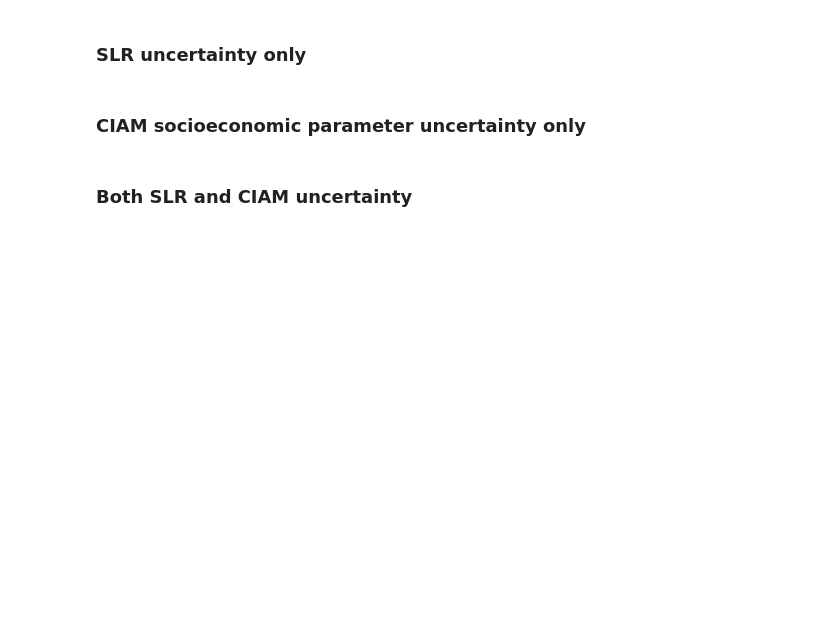
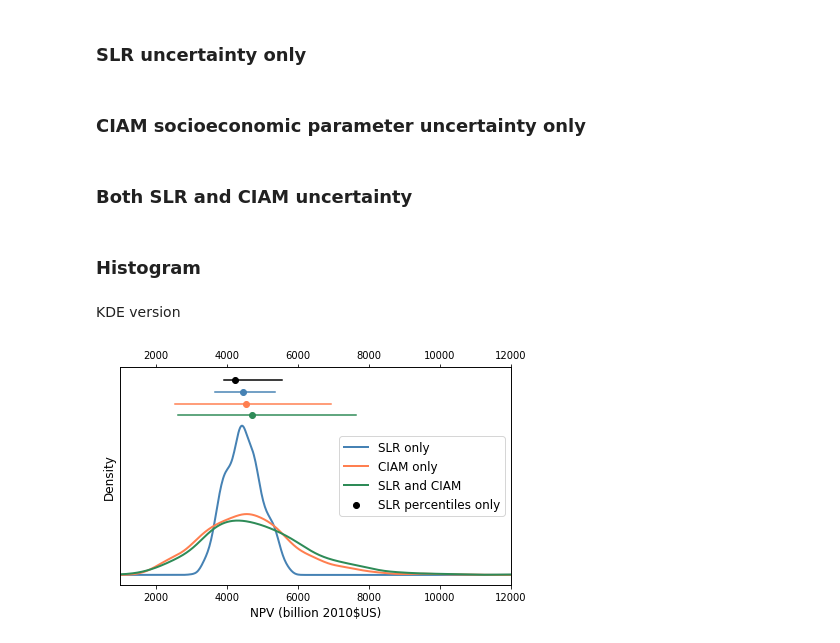
Before and after one commit to raddleverse/CIAM_uncertainty_propagation, a Jupyter notebook: plotsAndAnalysis_uncertaintyPropagation.ipynb, the cells around one changed output. Drawn from its saved outputs; the diff is of its cells as text; code cells hidden in the pictures; blank space fills up the shorter version.

```diff
--- a/plotsAndAnalysis_uncertaintyPropagation.ipynb
+++ b/plotsAndAnalysis_uncertaintyPropagation.ipynb
@@ -100,6 +27,50 @@ print("{:0.1f} {:0.1f} {:0.1f}".format(float(df0_05["npv"]), float(df0_50["npv"]
 # %% [markdown]
 ### SLR uncertainty only
+# %%
+dfS = pd.read_csv(datdir+"/globalnpv_SSP5_BRICK85_varyBRICK.csv")
+dfS = dfS.join(pd.read_csv(datdir+"/regionnpv_SSP5_BRICK85_varyBRICK.csv"))
 # %% [markdown]
 ### CIAM socioeconomic parameter uncertainty only
+# %%
+dfC = pd.read_csv(datdir+"/globalnpv_SSP5_BRICK85_varyCIAM.csv")
+dfC = dfC.join(pd.read_csv(datdir+"/regionnpv_SSP5_BRICK85_varyCIAM.csv"))
 # %% [markdown]
 ### Both SLR and CIAM uncertainty
+# %%
+dfSC = pd.read_csv(datdir+"/globalnpv_SSP5_BRICK85_varySLR_varyCIAM.csv")
+dfSC = dfSC.join(pd.read_csv(datdir+"/regionnpv_SSP5_BRICK85_varySLR_varyCIAM.csv"))
+# %% [markdown]
+### Histogram
+# %% [markdown]
+KDE version
+# %%
+kde = {}
+kde["S"] = stats.gaussian_kde(dfS.npv)
+kde["C"] = stats.gaussian_kde(dfC.npv)
+kde["SC"] = stats.gaussian_kde(dfSC.npv)
+
+x = np.linspace(0,12000,500)
+kde_plot = {}
+for k in kde.keys():
+    kde_plot[k] = kde[k](x)
+# %%
+fig, ax = plt.subplots(1,1,figsize=(7,4))
+plt.plot(x,kde_plot["S"], linewidth=2, color="steelblue", label="SLR only")
+plt.plot(x,kde_plot["C"], linewidth=2, color="coral", label="CIAM only")
+plt.plot(x,kde_plot["SC"], linewidth=2, color="seagreen", label="SLR and CIAM")
+y0 = 0.001; dy = 0.00006
+plt.plot([df05.npv, df95.npv], [y0, y0], color="black"); plt.scatter(df50.npv, y0, color="black", label="SLR percentiles only")
+y0 -= dy
+plt.plot([dfS.npv.quantile(0.05), dfS.npv.quantile(0.95)], [y0, y0], color="steelblue"); plt.scatter(dfS.npv.median(), y0, color="steelblue")
+y0 -= dy
+plt.plot([dfC.npv.quantile(0.05), dfC.npv.quantile(0.95)], [y0, y0], color="coral"); plt.scatter(dfC.npv.median(), y0, color="coral")
+y0 -= dy
+plt.plot([dfSC.npv.quantile(0.05), dfSC.npv.quantile(0.95)], [y0, y0], color="seagreen"); plt.scatter(dfSC.npv.median(), y0, color="seagreen")
+plt.xlabel("NPV (billion 2010$US)", fontsize=12); plt.ylabel("Density", fontsize=12); plt.yticks([])
+plt.xlim([1000,12000])
+plt.legend(fontsize=12, frameon=True)
+ax1 = plt.gca()
+ax2 = ax1.twiny()
+ax2.set_xlim(ax1.get_xlim());
+# %% [output]
+[figure, added]
```
Also changed, not shown: parts of 31 cells of this notebook, 2 other files.
